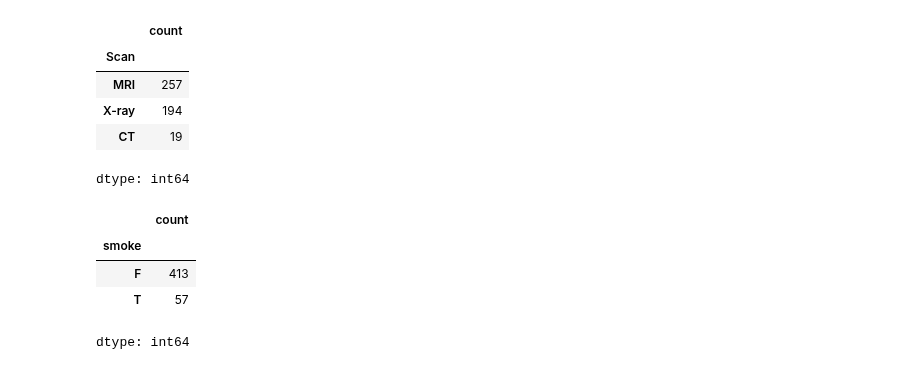
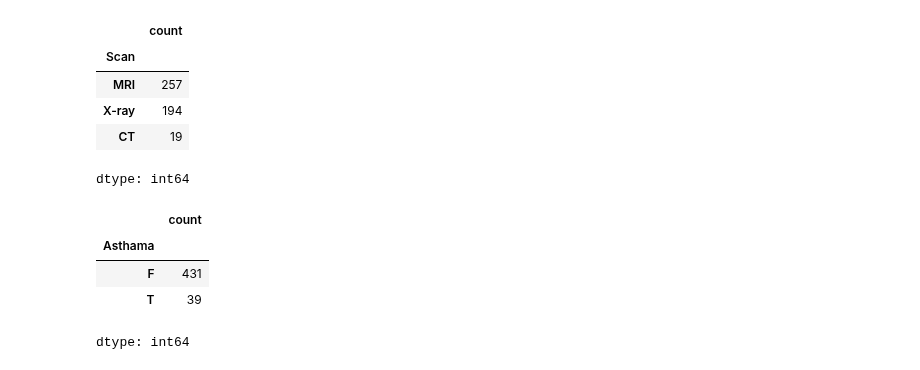
Before and after one commit to B1nturi/CSE475LAB, a Jupyter notebook: Lab_Task_1_Logistic_Regression.ipynb, the cells around one changed output. Cells and saved outputs as stored; diff of their text form; code cells hidden in the pictures.

```diff
--- a/Lab_Task_1_Logistic_Regression.ipynb
+++ b/Lab_Task_1_Logistic_Regression.ipynb
@@ -85,0 +148,9 @@ df_copy = df.copy()
+# %%
+# Define the mapping dictionary
+o2_mapping = {
+    'T': 1,
+    'F': 0
+}
+
+# Apply the mapping
+df['O2'] = df['O2'].map(o2_mapping)
@@ -85,0 +165,9 @@ df_copy = df.copy()
+# %%
+# Define the mapping dictionary
+abgpo2_mapping = {
+    'T': 1,
+    'F': 0
+}
+
+# Apply the mapping
+df['ABG-P-O2'] = df['ABG-P-O2'].map(abgpo2_mapping)
@@ -85,0 +182,9 @@ df_copy = df.copy()
+# %%
+# Define the mapping dictionary
+abgpco2_mapping = {
+    'T': 1,
+    'F': 0
+}
+
+# Apply the mapping
+df['ABG-P-CO2'] = df['ABG-P-CO2'].map(abgpco2_mapping)
@@ -86,3 +199,12 @@ df_copy = df.copy()
+# %%
+# Define the mapping dictionary
+abgph_level_mapping = {
+    'T': 1,
+    'F': 0
+}
+
+# Apply the mapping
+df['ABG-pH Level'] = df['ABG-pH Level'].map(abgph_level_mapping)
 # %%
 df['Scan'].value_counts()
 # %% [output]
@@ -103,12 +225,12 @@ scan_mapping = {
 # Apply the mapping
 df['Scan'] = df['Scan'].map(scan_mapping)
 # %%
-df['smoke'].value_counts()
+df['Asthama'].value_counts()
 # %% [output]
 |  | count |
-| smoke |  |
-| F | 413 |
-| T | 57 |
+| Asthama |  |
+| F | 431 |
+| T | 39 |
 dtype: int64
 # %%
 # Define the mapping dictionary
```
Also changed, not shown: parts of 37 cells of this notebook.
